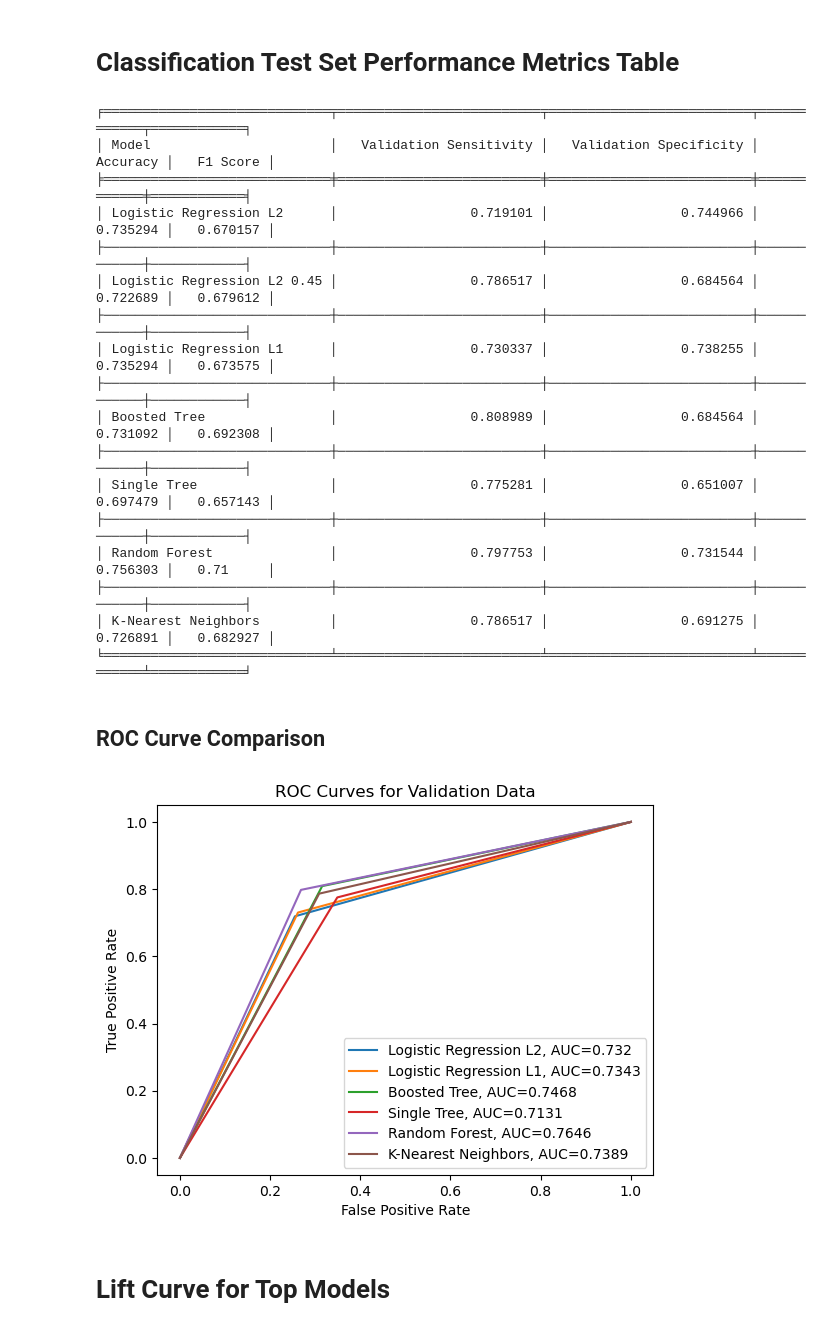
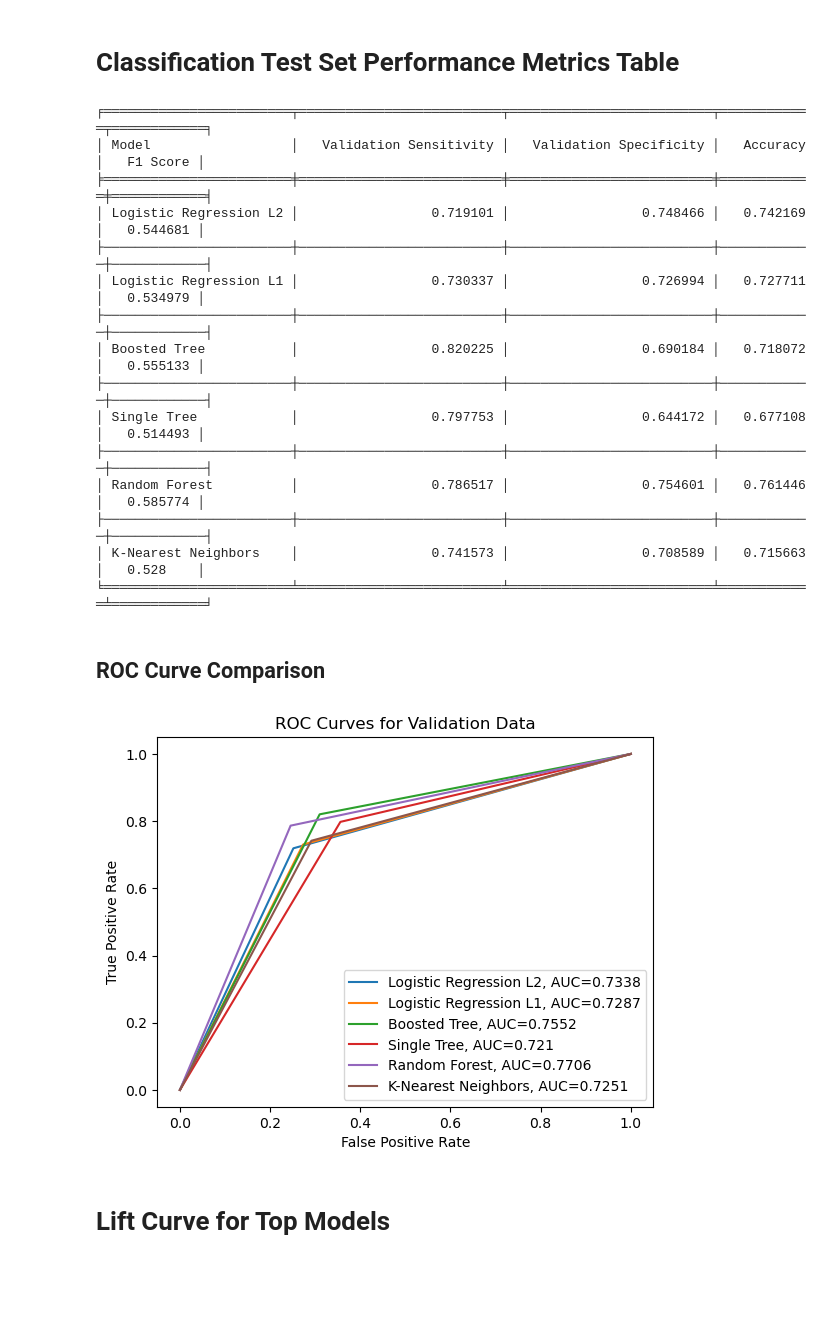
Before and after one commit to HNStaggs/Long-COVID, a Jupyter notebook: LongCOVID_Modeling.ipynb, the cells around one changed output. Cells and saved outputs as stored; diff of their text form; code cells hidden in the pictures; blank space fills up the shorter version.

Commit message:
Final Models

```diff
--- a/LongCOVID_Modeling.ipynb
+++ b/LongCOVID_Modeling.ipynb
@@ -589,9 +655,9 @@ dtype: int64
 ## Remove C-1 dummies for logistic regression classifier
 # %%
 # Remove specific columns from the datasets
-X_train_log = X_train_under.drop(['cpt_profile_0.0', 'gender_Man', 'race_Asian', 'unemployment_covid_Cov',
+X_train_log = X_train_under.drop(['cpt_profile_0.0', 'gender_Man', 'race_White', 'unemployment_covid_Emp',
                                  'tbi_prob_None', 'vacc_bi_None'], axis = 1)
-X_test_log = X_test_pipe.drop(['cpt_profile_0.0', 'gender_Man', 'race_Asian', 'unemployment_covid_Cov',
+X_test_log = X_test_combo.drop(['cpt_profile_0.0', 'gender_Man', 'race_White', 'unemployment_covid_Emp',
                                  'tbi_prob_None', 'vacc_bi_None'], axis = 1)
 # %% [markdown]
 # Predictive Model Training
@@ -642,7 +708,7 @@ df
 ## Logistic Regression with L1 Penalty
 # %%
 # Create Logistic Regression model with L2 regularization
-log_l1_bal = LogisticRegressionCV(solver = 'saga', penalty = 'l1', cv = 5, random_state = 1)
+log_l1_bal = LogisticRegressionCV(solver = 'saga', penalty = 'l1', cv = 10, random_state = 1)
 # Fit the model to the training data
 log_l1_bal.fit(X_train_log, y_train_under.values.ravel())
 # %% [output]
@@ -785,6 +882,6 @@ knn_results
 # %%
 # Create a K-Nearest Neighbors (KNN) classifier with 6 neighbors and fit it to the balanced training data
-knn = KNeighborsClassifier(n_neighbors = 7).fit(X_train_under, y_train_under.values.ravel())
+knn = KNeighborsClassifier(n_neighbors = 5).fit(X_train_under, y_train_under.values.ravel())
 # %% [markdown]
 ## Boosted Tree
 # %%
@@ -820,7 +917,7 @@ tree1_search.best_params_
 # %% [output]
 {'max_depth': 3, 'min_samples_leaf': 4}
 # %%
-tree1 = DecisionTreeClassifier(max_depth = 3, min_samples_leaf = 4, random_state = 1).fit(X_train_under, y_train_under)
+tree1 = DecisionTreeClassifier(max_depth = 4, min_samples_leaf = 4, random_state = 1).fit(X_train_under, y_train_under)
 # %%
 tree1.feature_importances_
 # %% [output]
@@ -1066,8 +1159,6 @@ rf_sens_bal, rf_spec_bal, rf_acc_bal, rf_f1
 val_performance = [
 {'Model': 'Logistic Regression L2', 'Validation Sensitivity': logl2_sens_bal, 'Validation Specificity':logl2_spec_bal,
  'Accuracy': logl2_acc_bal, 'F1 Score': logl2_f1},
-    {'Model': 'Logistic Regression L2 0.45', 'Validation Sensitivity': logl2T_sens_bal, 'Validation Specificity':logl2T_spec_bal,
- 'Accuracy': logl2T_acc_bal, 'F1 Score': logl2T_f1},
     {'Model': 'Logistic Regression L1', 'Validation Sensitivity': logl1_sens_bal, 'Validation Specificity':logl1_spec_bal,
  'Accuracy': logl1_acc_bal, 'F1 Score': logl1_f1},
     {'Model': 'Boosted Tree', 'Validation Sensitivity': tree_sens_bal, 'Validation Specificity':tree_spec_bal,
@@ -1085,64 +1176,62 @@ table = tabulate(val_performance, headers='keys', tablefmt='fancy_grid')
 # Display the comparison table
 print(table)
 # %% [output]
-╒═════════════════════════════╤══════════════════════════╤══════════════════════════╤════════════╤════════════╕
-│ Model                       │   Validation Sensitivity │   Validation Specificity │   Accuracy │   F1 Score │
-╞═════════════════════════════╪══════════════════════════╪══════════════════════════╪════════════╪════════════╡
-│ Logistic Regression L2      │                 0.719101 │                 0.744966 │   0.735294 │   0.670157 │
-├─────────────────────────────┼──────────────────────────┼──────────────────────────┼────────────┼────────────┤
-│ Logistic Regression L2 0.45 │                 0.786517 │                 0.684564 │   0.722689 │   0.679612 │
-├─────────────────────────────┼──────────────────────────┼──────────────────────────┼────────────┼────────────┤
-│ Logistic Regression L1      │                 0.730337 │                 0.738255 │   0.735294 │   0.673575 │
-├─────────────────────────────┼──────────────────────────┼──────────────────────────┼────────────┼────────────┤
-│ Boosted Tree                │                 0.808989 │                 0.684564 │   0.731092 │   0.692308 │
-├─────────────────────────────┼──────────────────────────┼──────────────────────────┼────────────┼────────────┤
-│ Single Tree                 │                 0.775281 │                 0.651007 │   0.697479 │   0.657143 │
-├─────────────────────────────┼──────────────────────────┼──────────────────────────┼────────────┼────────────┤
-│ Random Forest               │                 0.797753 │                 0.731544 │   0.756303 │   0.71     │
-├─────────────────────────────┼──────────────────────────┼──────────────────────────┼────────────┼────────────┤
-│ K-Nearest Neighbors         │                 0.786517 │                 0.691275 │   0.726891 │   0.682927 │
-╘═════════════════════════════╧══════════════════════════╧══════════════════════════╧════════════╧════════════╛
+╒════════════════════════╤══════════════════════════╤══════════════════════════╤════════════╤════════════╕
+│ Model                  │   Validation Sensitivity │   Validation Specificity │   Accuracy │   F1 Score │
+╞════════════════════════╪══════════════════════════╪══════════════════════════╪════════════╪════════════╡
+│ Logistic Regression L2 │                 0.719101 │                 0.748466 │   0.742169 │   0.544681 │
+├────────────────────────┼──────────────────────────┼──────────────────────────┼────────────┼────────────┤
+│ Logistic Regression L1 │                 0.730337 │                 0.726994 │   0.727711 │   0.534979 │
+├────────────────────────┼──────────────────────────┼──────────────────────────┼────────────┼────────────┤
+│ Boosted Tree           │                 0.820225 │                 0.690184 │   0.718072 │   0.555133 │
+├────────────────────────┼──────────────────────────┼──────────────────────────┼────────────┼────────────┤
+│ Single Tree            │                 0.797753 │                 0.644172 │   0.677108 │   0.514493 │
+├────────────────────────┼──────────────────────────┼──────────────────────────┼────────────┼────────────┤
+│ Random Forest          │                 0.786517 │                 0.754601 │   0.761446 │   0.585774 │
+├────────────────────────┼──────────────────────────┼──────────────────────────┼────────────┼────────────┤
+│ K-Nearest Neighbors    │                 0.741573 │                 0.708589 │   0.715663 │   0.528    │
+╘════════════════════════╧══════════════════════════╧══════════════════════════╧════════════╧════════════╛
 # %% [markdown]
 ## ROC Curve Comparison
 # %%
 #ROC curve for logistic regression L2
 fpr, tpr, thresholds = roc_curve(y_test_imp, log_l2_bal.predict(X_test_log))
 auc_log2 = round(roc_auc_score(y_test_imp, log_l2_bal.predict(X_test_log)), 4)
 plt.plot(fpr,tpr,label="Logistic Regression L2, AUC="+str(auc_log2))
 
 #ROC Curve for logistic regression L1
 fpr, tpr, thresholds = roc_curve(y_test_imp, log_l1_bal.predict(X_test_log))
 auc_log1 = round(roc_auc_score(y_test_imp, log_l1_bal.predict(X_test_log)), 4)
 plt.plot(fpr,tpr,label="Logistic Regression L1, AUC="+str(auc_log1))
 
 #ROC for Boosted Tree
-fpr, tpr, thresholds = roc_curve(y_test_imp, tree_search.predict(X_test_pipe))
-auc_tree = round(roc_auc_score(y_test_imp, tree_search.predict(X_test_pipe)), 4)
+fpr, tpr, thresholds = roc_curve(y_test_imp, tree_search.predict(X_test_combo))
+auc_tree = round(roc_auc_score(y_test_imp, tree_search.predict(X_test_combo)), 4)
 plt.plot(fpr,tpr,label="Boosted Tree, AUC="+str(auc_tree))
 
 #ROC for Single Tree
-fpr, tpr, thresholds = roc_curve(y_test_imp, tree1.predict(X_test_pipe))
-auc_tree1 = round(roc_auc_score(y_test_imp, tree1.predict(X_test_pipe)), 4)
+fpr, tpr, thresholds = roc_curve(y_test_imp, tree1.predict(X_test_combo))
+auc_tree1 = round(roc_auc_score(y_test_imp, tree1.predict(X_test_combo)), 4)
 plt.plot(fpr,tpr,label="Single Tree, AUC="+str(auc_tree1))
 
 #ROC for Random Forest
-fpr, tpr, thresholds = roc_curve(y_test_imp, random_forest.predict(X_test_pipe))
-auc_rf = round(roc_auc_score(y_test_imp, random_forest.predict(X_test_pipe)), 4)
+fpr, tpr, thresholds = roc_curve(y_test_imp, random_forest.predict(X_test_combo))
+auc_rf = round(roc_auc_score(y_test_imp, random_forest.predict(X_test_combo)), 4)
 plt.plot(fpr,tpr,label="Random Forest, AUC="+str(auc_rf))
 
 #ROC for KNN
-fpr, tpr, thresholds = roc_curve(y_test_imp, knn.predict(X_test_pipe))
-auc_knn = round(roc_auc_score(y_test_imp, knn.predict(X_test_pipe)), 4)
+fpr, tpr, thresholds = roc_curve(y_test_imp, knn.predict(X_test_combo))
+auc_knn = round(roc_auc_score(y_test_imp, knn.predict(X_test_combo)), 4)
 plt.plot(fpr,tpr,label="K-Nearest Neighbors, AUC="+str(auc_knn))
 
 
 plt.xlabel('False Positive Rate')
 plt.ylabel('True Positive Rate')
 plt.title('ROC Curves for Validation Data')
 plt.legend()
 plt.savefig('ROCs.png')
 # %% [output]
-[figure, old version]
+[figure, new version]
 # %% [markdown]
 # Lift Curve for Top Models
 # %%
```
Also changed, not shown: parts of 353 cells of this notebook, 1 other file.
